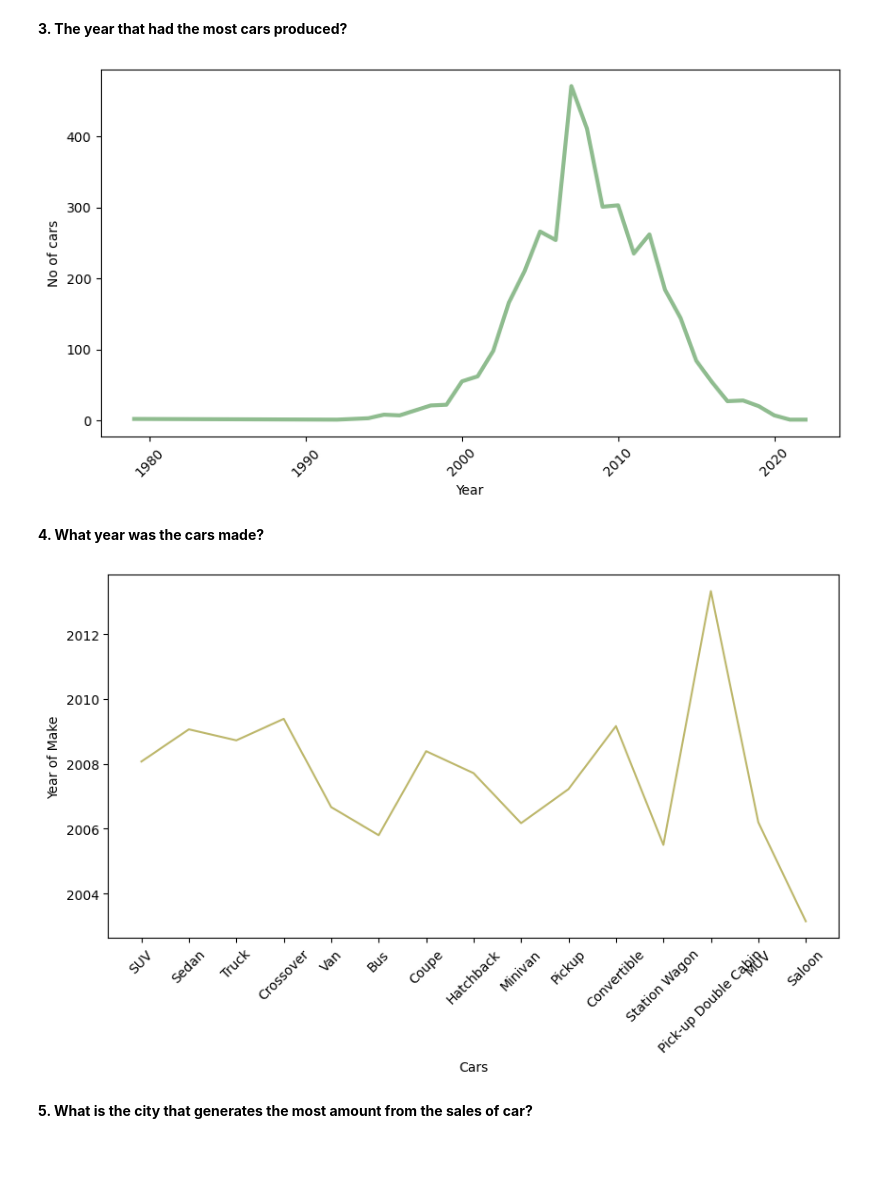
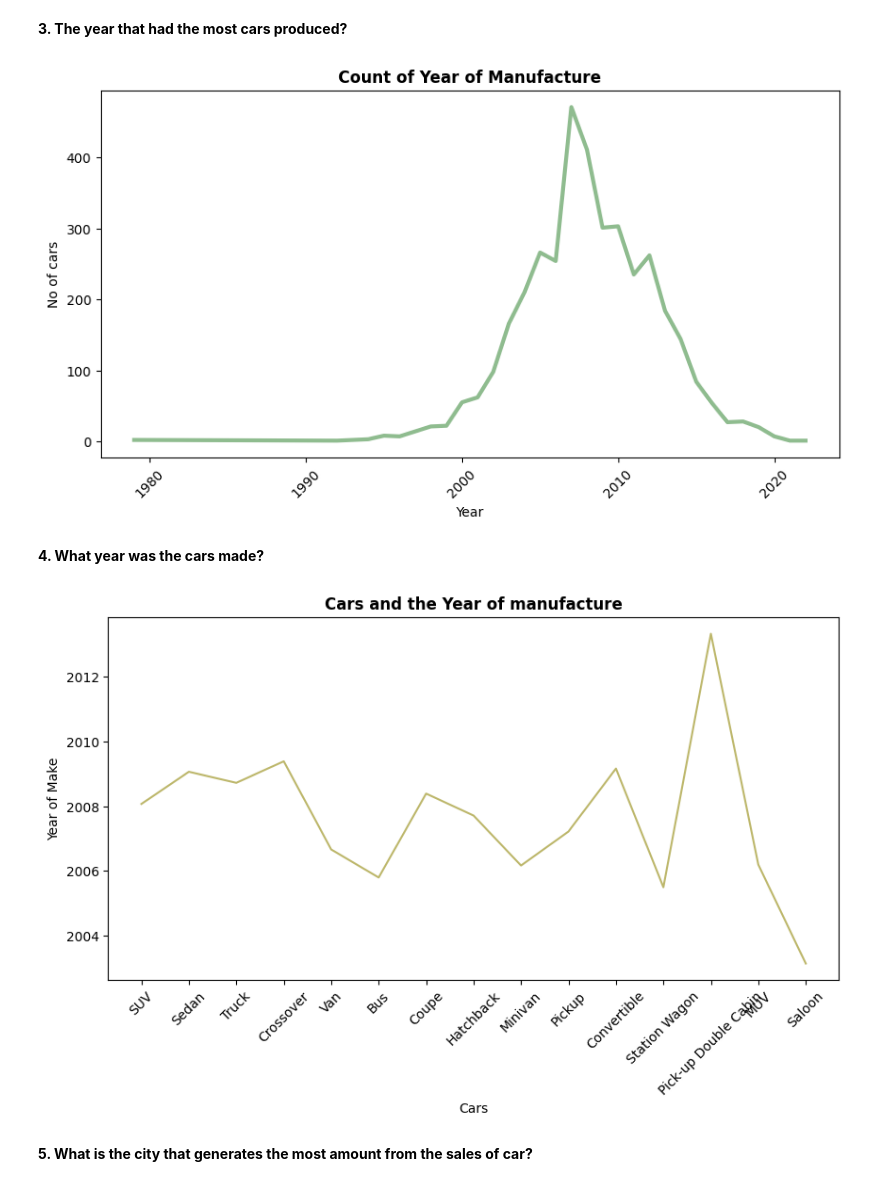
Before and after one commit to FaithOsamaye/Nigeria_Car_Price, a Jupyter notebook: Nigeria_Used_Cars.ipynb, the cells around one changed output. Cells and saved outputs as stored; diff of their text form; code cells hidden in the pictures; blank space fills up the shorter version.

```diff
--- a/Nigeria_Used_Cars.ipynb
+++ b/Nigeria_Used_Cars.ipynb
@@ -162,13 +162,14 @@ plt.tight_layout()
 # %%
 plt.figure(figsize=(10,5))
 years = data['Year of manufacture'].value_counts()
 sns.lineplot(data=years,errorbar=None, color= 'darkseagreen', linewidth=3, markers='o',markerfacecolor='black',markersize=5)
 plt.xlabel('Year')
 plt.ylabel('No of cars')
+plt.title('Count of Year of Manufacture', weight='bold')
 plt.xticks(rotation=45)
 plt.show()
 # %% [output]
-[figure, old version]
+[figure, new version]
 # %% [markdown]
 **4. What year was the cars made?**
 # %%
@@ -176,10 +177,11 @@ plt.figure(figsize=(10,5))
 sns.lineplot(x='car',y='Year of manufacture',data=data,errorbar=None, color= 'darkkhaki')
 plt.xlabel('Cars')
 plt.ylabel('Year of Make')
+plt.title('Cars and the Year of manufacture', weight='bold')
 plt.xticks(rotation=45)
 plt.show()
 # %% [output]
-[figure, old version]
+[figure, new version]
 # %% [markdown]
 **5. What is the city that generates the most amount from the sales of car?**
 # %%
```
Also changed, not shown: parts of 2 cells of this notebook.
